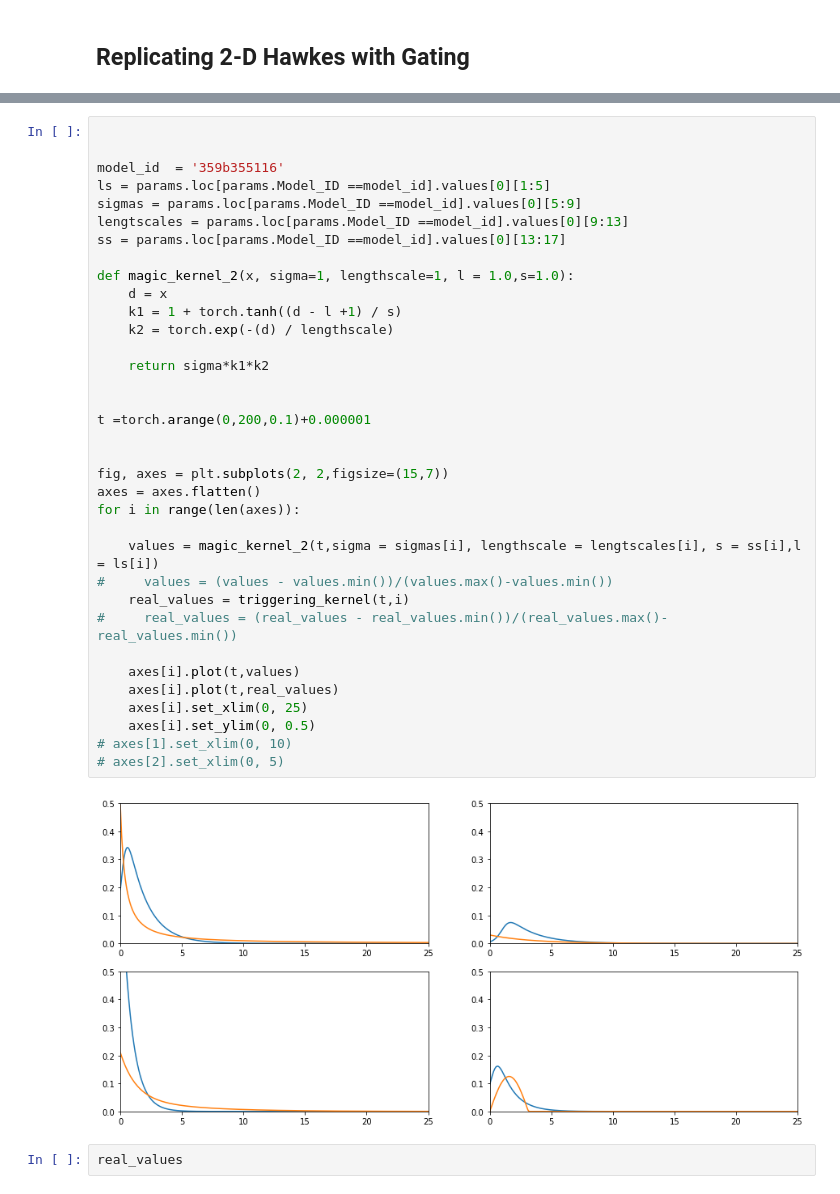
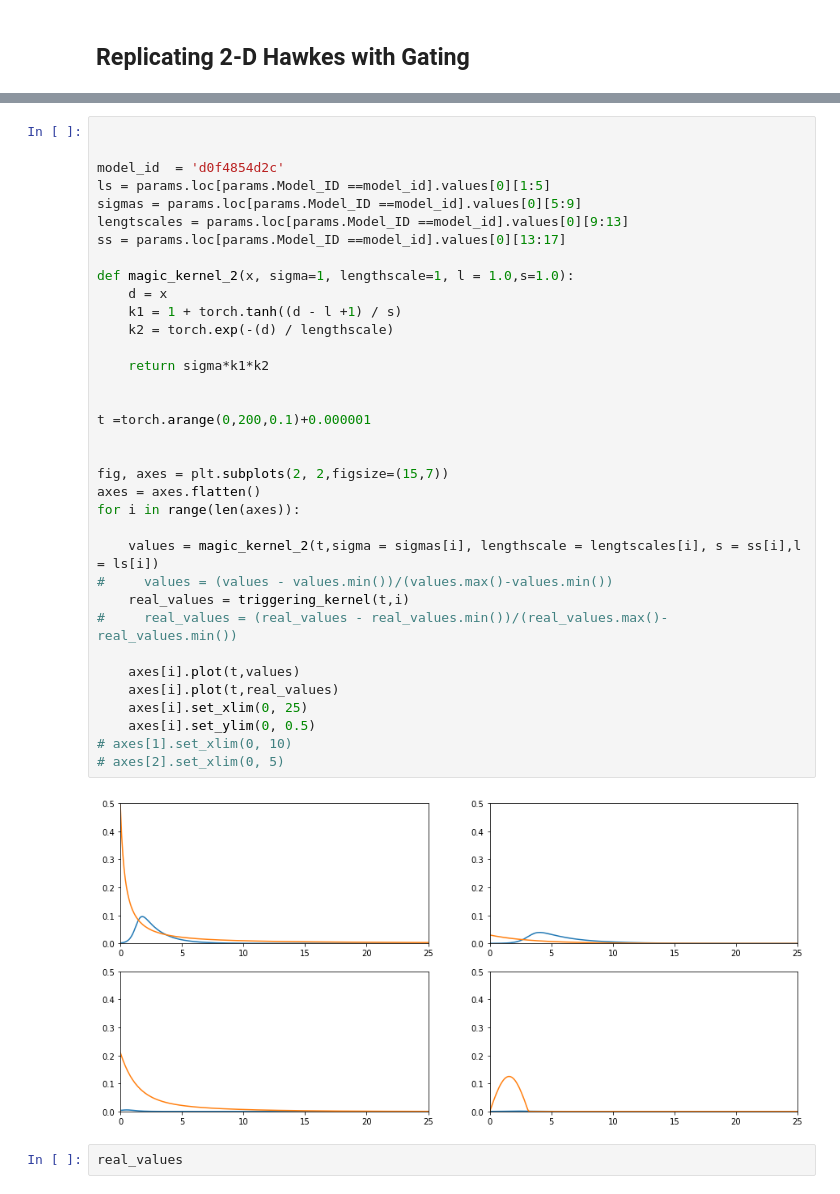
Before and after one commit to yamacisik/gated_kernel_tpp, a Jupyter notebook: kernel_fuctions_experiments.ipynb, the cells around one changed output, grey strips where cells are left out. Drawn from its saved outputs; the diff is of its cells as text.

```diff
--- a/kernel_fuctions_experiments.ipynb
+++ b/kernel_fuctions_experiments.ipynb
@@ -665,40 +665,40 @@ params.tail(20)
 # %%
 
 
-model_id  = '359b355116'
+model_id  = 'd0f4854d2c'
 ls = params.loc[params.Model_ID ==model_id].values[0][1:5]
 sigmas = params.loc[params.Model_ID ==model_id].values[0][5:9]
 lengtscales = params.loc[params.Model_ID ==model_id].values[0][9:13]
 ss = params.loc[params.Model_ID ==model_id].values[0][13:17]
 
 def magic_kernel_2(x, sigma=1, lengthscale=1, l = 1.0,s=1.0):
     d = x
     k1 = 1 + torch.tanh((d - l +1) / s)
     k2 = torch.exp(-(d) / lengthscale)
 
     return sigma*k1*k2
 
 
 t =torch.arange(0,200,0.1)+0.000001
 
 
 fig, axes = plt.subplots(2, 2,figsize=(15,7))
 axes = axes.flatten()
 for i in range(len(axes)):
 
     values = magic_kernel_2(t,sigma = sigmas[i], lengthscale = lengtscales[i], s = ss[i],l = ls[i])
 #     values = (values - values.min())/(values.max()-values.min())
     real_values = triggering_kernel(t,i)
 #     real_values = (real_values - real_values.min())/(real_values.max()-real_values.min())
 
     axes[i].plot(t,values)
     axes[i].plot(t,real_values)
     axes[i].set_xlim(0, 25)
     axes[i].set_ylim(0, 0.5)
 # axes[1].set_xlim(0, 10)
 # axes[2].set_xlim(0, 5)
 # %% [output]
-[figure, old version]
+[figure, new version]
 # %%
 real_values
 # %% [output]
```
Also changed, not shown: 1 other file.
